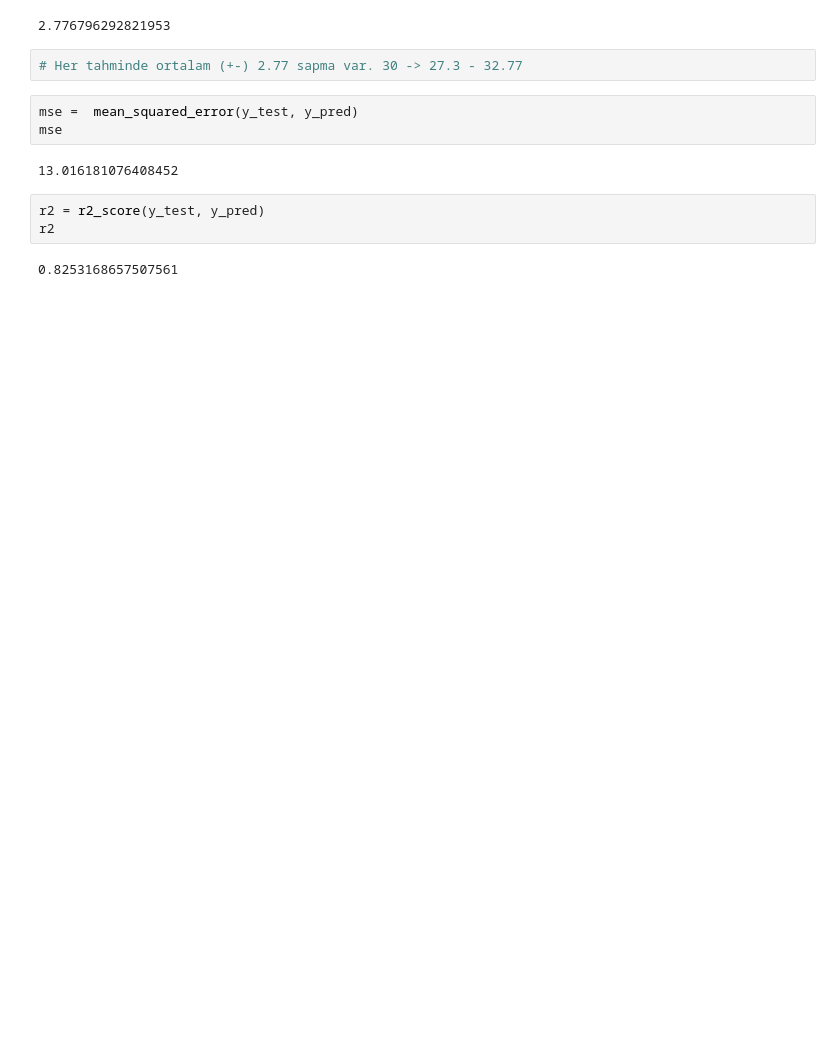
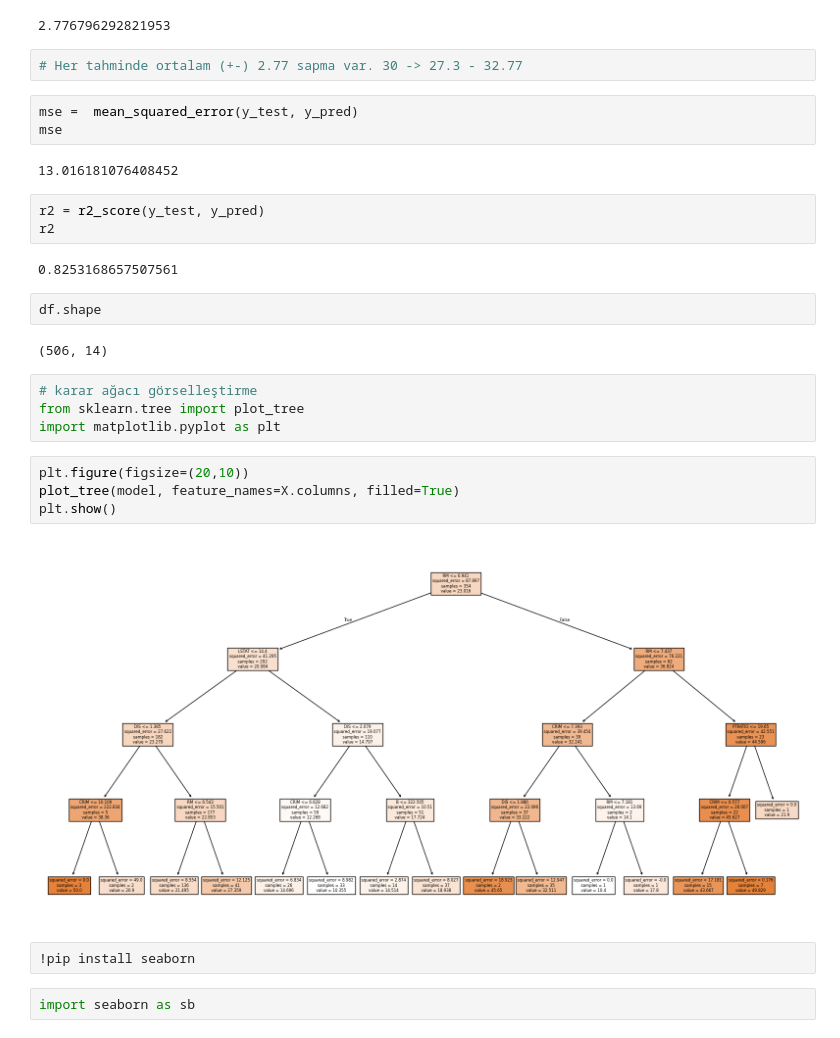
Before and after one commit to halitkalayci/acunmedya-akademi-python-d-conda, a Jupyter notebook: housing_ml/decision_tree.ipynb, the cells around one changed output. Drawn from its saved outputs; the diff is of its cells as text; blank space fills up the shorter version.

```diff
--- a/housing_ml/decision_tree.ipynb
+++ b/housing_ml/decision_tree.ipynb
@@ -49,3 +49,21 @@ r2 = r2_score(y_test, y_pred)
 r2
 # %% [output]
 0.8253168657507561
+# %%
+df.shape
+# %% [output]
+(506, 14)
+# %%
+# karar ağacı görselleştirme
+from sklearn.tree import plot_tree
+import matplotlib.pyplot as plt
+# %%
+plt.figure(figsize=(20,10))
+plot_tree(model, feature_names=X.columns, filled=True)
+plt.show()
+# %% [output]
+[figure, added]
+# %%
+!pip install seaborn
+# %%
+import seaborn as sb
```
Also changed, not shown: parts of 8 cells of this notebook.
